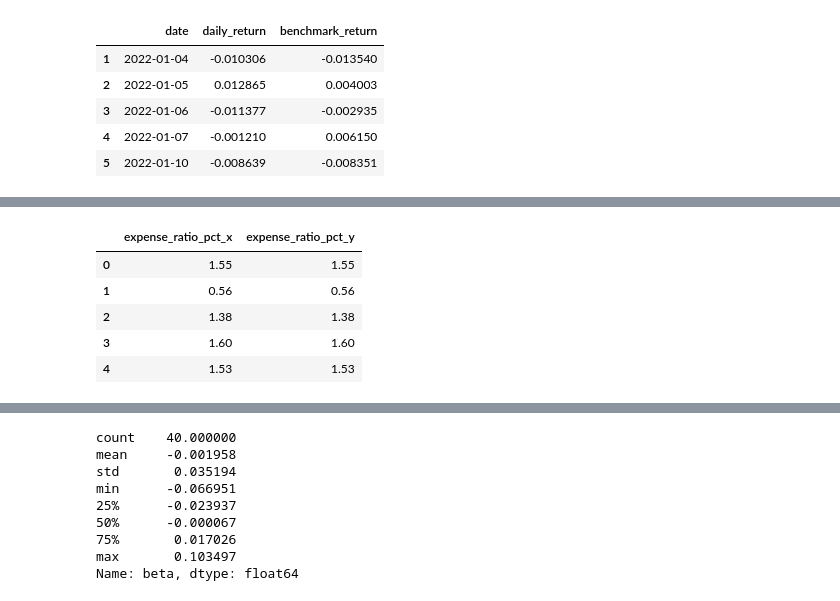
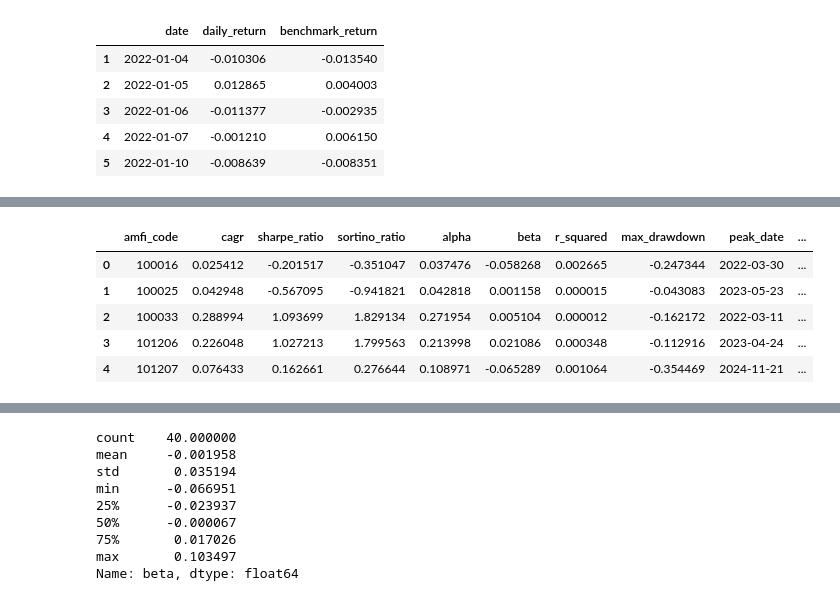
Before and after one commit to Manish-kumar37/bluestock-mf-capstone, a Jupyter notebook: notebooks/04_performance_analytics.ipynb, the cells around one changed output, grey strips where cells are left out. Saved outputs shown, nothing was run; the diff lists cells and outputs as text; code cells hidden in the pictures.

Commit message:
Fix CAGR annualization and clean scorecard merges

```diff
--- a/notebooks/04_performance_analytics.ipynb
+++ b/notebooks/04_performance_analytics.ipynb
@@ -46,20 +46,26 @@ plt.show()
 [figure]
 # %%
 def calculate_cagr(df):
+
+    df = df.sort_values("date")
 
     start_nav = df["nav"].iloc[0]
     end_nav = df["nav"].iloc[-1]
 
-    years = (
-        (df["date"].max() - df["date"].min()).days
-        / 365.25
+    trading_days = len(df)
+
+    if trading_days <= 1:
+        return np.nan
+
+    cagr = (
+        (end_nav / start_nav)
+        ** (252 / trading_days)
+        - 1
     )
 
-    return (
-        (end_nav / start_nav)
-        ** (1 / years)
-        - 1
-    )
+    return cagr
+
+
 cagr_table = (
     nav.groupby("amfi_code")
        .apply(calculate_cagr)
@@ -70,3 +76,5 @@ cagr_table.columns = [
     "amfi_code",
     "cagr"
 ]
+
+cagr_table.head()
@@ -527,14 +553,9 @@ scorecard.columns.tolist()
 # %%
-scorecard[
-    [
-        "expense_ratio_pct_x",
-        "expense_ratio_pct_y"
-    ]
-].head()
+scorecard.head()
 # %% [output]
-|  | expense_ratio_pct_x | expense_ratio_pct_y |
-| 0 | 1.55 | 1.55 |
-| 1 | 0.56 | 0.56 |
-| 2 | 1.38 | 1.38 |
-| 3 | 1.60 | 1.60 |
-| 4 | 1.53 | 1.53 |
+|  | amfi_code | cagr | sharpe_ratio | sortino_ratio | alpha | beta | r_squared | max_drawdown | peak_date | ... |
+| 0 | 100016 | 0.025412 | -0.201517 | -0.351047 | 0.037476 | -0.058268 | 0.002665 | -0.247344 | 2022-03-30 | ... |
+| 1 | 100025 | 0.042948 | -0.567095 | -0.941821 | 0.042818 | 0.001158 | 0.000015 | -0.043083 | 2023-05-23 | ... |
+| 2 | 100033 | 0.288994 | 1.093699 | 1.829134 | 0.271954 | 0.005104 | 0.000012 | -0.162172 | 2022-03-11 | ... |
+| 3 | 101206 | 0.226048 | 1.027213 | 1.799563 | 0.213998 | 0.021086 | 0.000348 | -0.112916 | 2023-04-24 | ... |
+| 4 | 101207 | 0.076433 | 0.162661 | 0.276644 | 0.108971 | -0.065289 | 0.001064 | -0.354469 | 2024-11-21 | ... |
```
Also changed, not shown: parts of 19 cells of this notebook.
